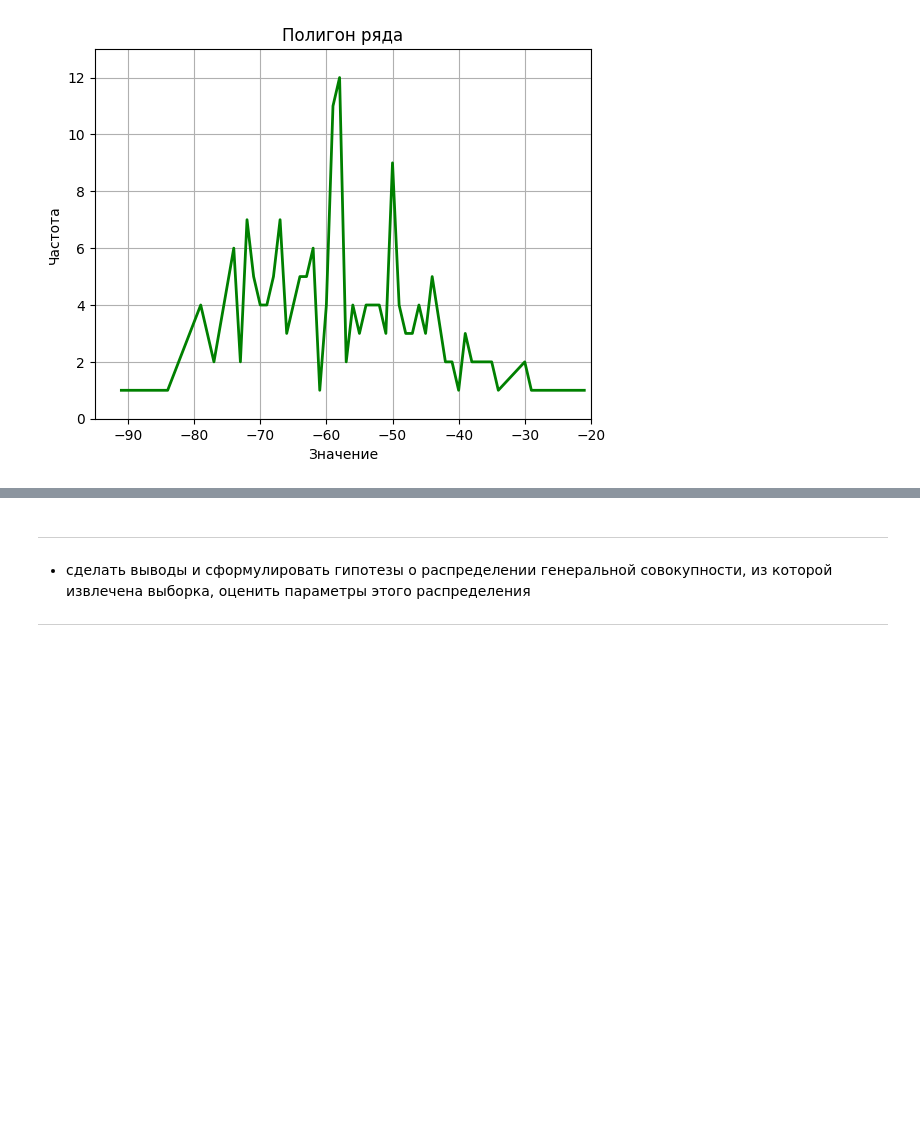
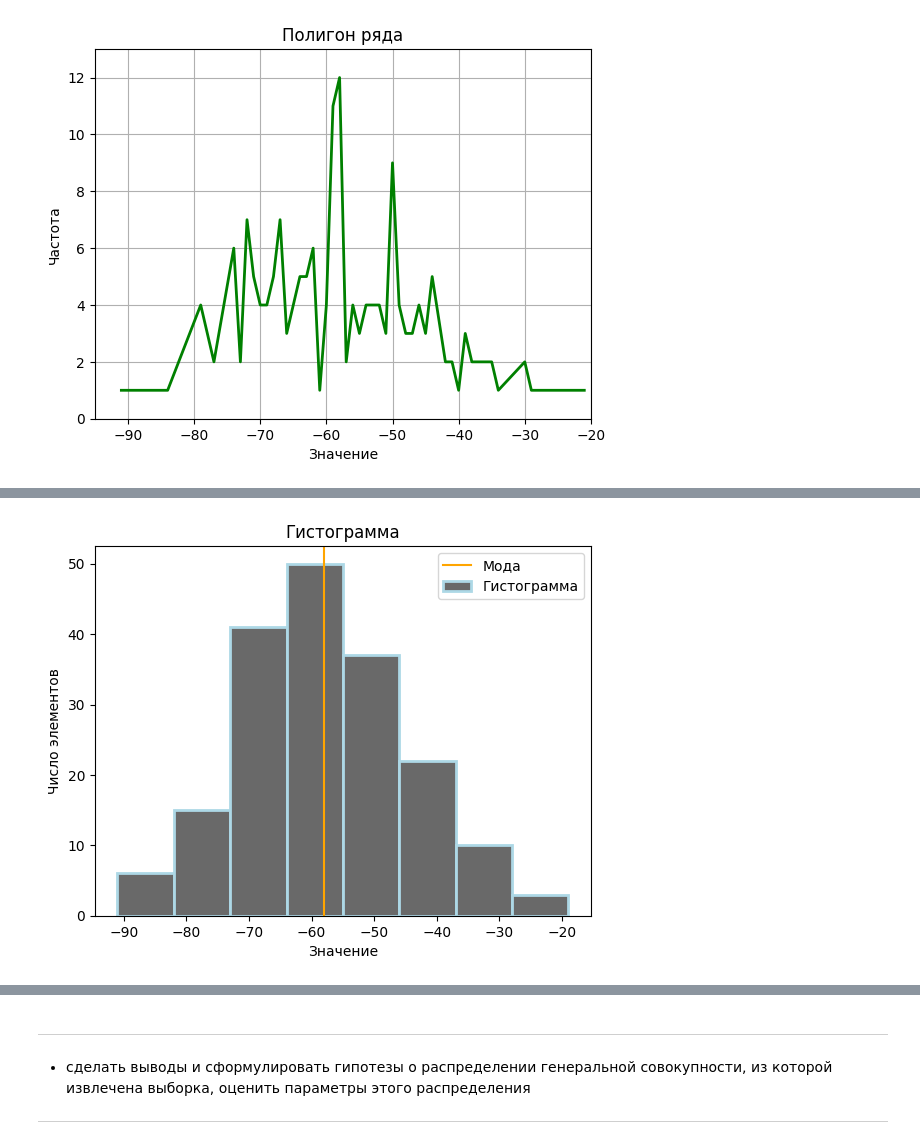
Before and after one commit to a-nechaeva/Math_statistics, a Jupyter notebook: MS_lab_1.ipynb, the cells around one changed output, grey strips where cells are left out. Cells and saved outputs as stored; diff of their text form; code cells hidden in the pictures; blank space fills up the shorter version.

```diff
--- a/MS_lab_1.ipynb
+++ b/MS_lab_1.ipynb
@@ -448,0 +594,12 @@ WARNING:matplotlib.legend:No artists with labels found to put in legend.  Note t
+# %%
+  # построение гистограммы с отметкой моды
+  groups_int = np.array(groups_int)
+  plt.bar( groups_int[:, 2], groups_int[:, 3], width=9, linewidth=2, edgecolor='lightblue', color='dimgray', label='Гистограмма')
+  plt.xlabel('Значение')
+  plt.ylabel('Число элементов')
+  plt.title('Гистограмма')
+  plt.axvline(x=Mode_b, color='orange', label='Мода')
+  plt.legend()
+  plt.show()
+# %% [output]
+[figure, added]
```
Also changed, not shown: parts of 15 cells of this notebook.
